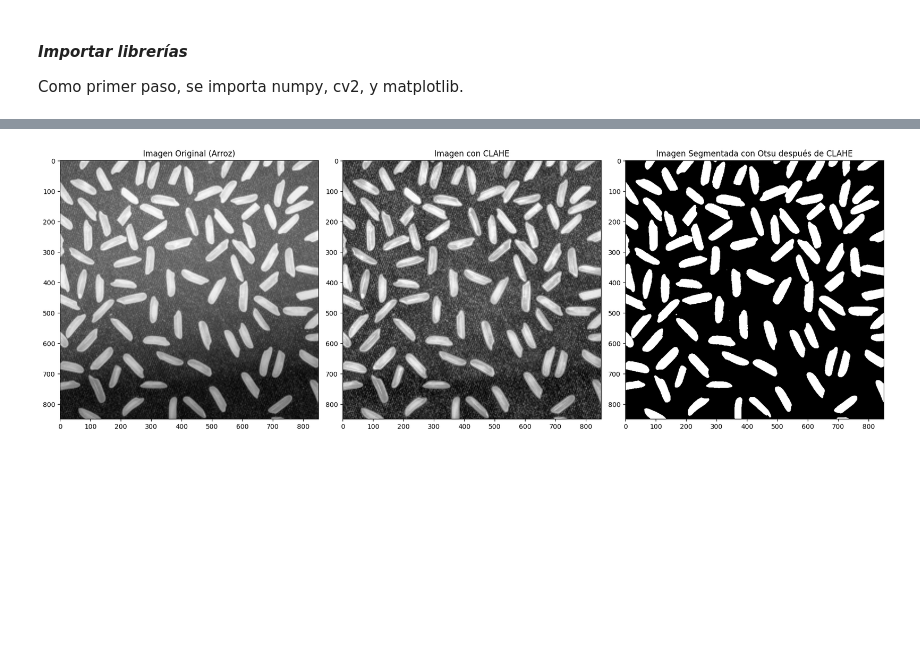
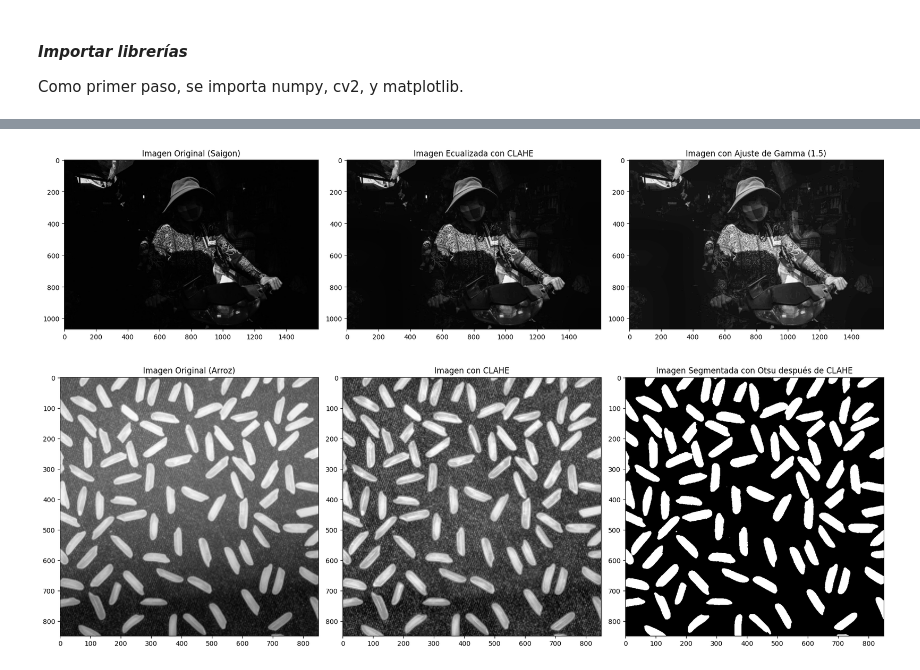
Before and after one commit to stefanoaragoni/computerVision_lista01, a Jupyter notebook: Lista01_Ejercicio6.ipynb, the cells around one changed output, grey strips where cells are left out. Saved outputs shown, nothing was run; the diff lists cells and outputs as text; code cells hidden in the pictures; blank space fills up the shorter version.

```diff
--- a/Lista01_Ejercicio6.ipynb
+++ b/Lista01_Ejercicio6.ipynb
@@ -72,3 +69,36 @@ plt.show()
+# %%
+def adjust_gamma(image, gamma=1.0):
+    # Construir una tabla de búsqueda que mapea los valores de los píxeles [0, 255] a
+    # sus valores gamma corregidos.
+    inv_gamma = 1.0 / gamma
+    table = np.array([((i / 255.0) ** inv_gamma) * 255 for i in np.arange(0, 256)]).astype("uint8")
+
+    # Aplicar la corrección gamma utilizando la tabla de búsqueda.
+    return cv2.LUT(image, table)
+
+# Definir el valor de gamma, mayor a 1 para aclarar la imagen
+gamma = 1.5
+adjusted_saigon = adjust_gamma(equalized_saigon_clahe, gamma=gamma)
+
+# Mostrar la imagen original, la imagen después de aplicar CLAHE, y la imagen con ajuste de gamma
+plt.figure(figsize=(18, 6))
+
+plt.subplot(1, 3, 1)
+plt.imshow(saigon_img, cmap='gray')
+plt.title('Imagen Original (Saigon)')
+
+plt.subplot(1, 3, 2)
+plt.imshow(equalized_saigon_clahe, cmap='gray')
+plt.title('Imagen Ecualizada con CLAHE')
+
+plt.subplot(1, 3, 3)
+plt.imshow(adjusted_saigon, cmap='gray')
+plt.title(f'Imagen con Ajuste de Gamma ({gamma})')
+
+plt.tight_layout()
+plt.show()
+# %% [output]
+[figure, added]
 # %%
 # Aplicamos CLAHE (Contrast Limited Adaptive Histogram Equalization) para mejorar el contraste localmente
 clahe = cv2.createCLAHE(clipLimit=2.0, tileGridSize=(8, 8))
```
Also changed, not shown: parts of 3 cells of this notebook, 1 other file.
